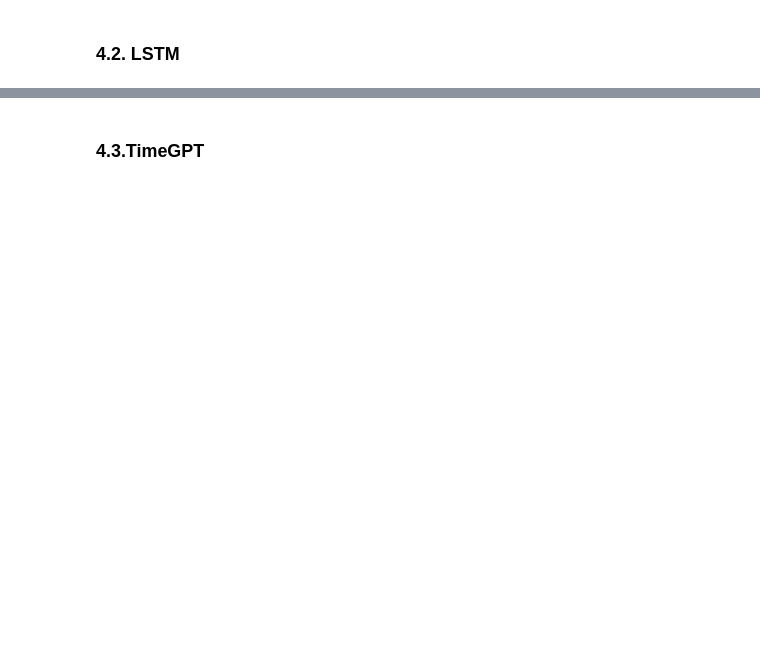
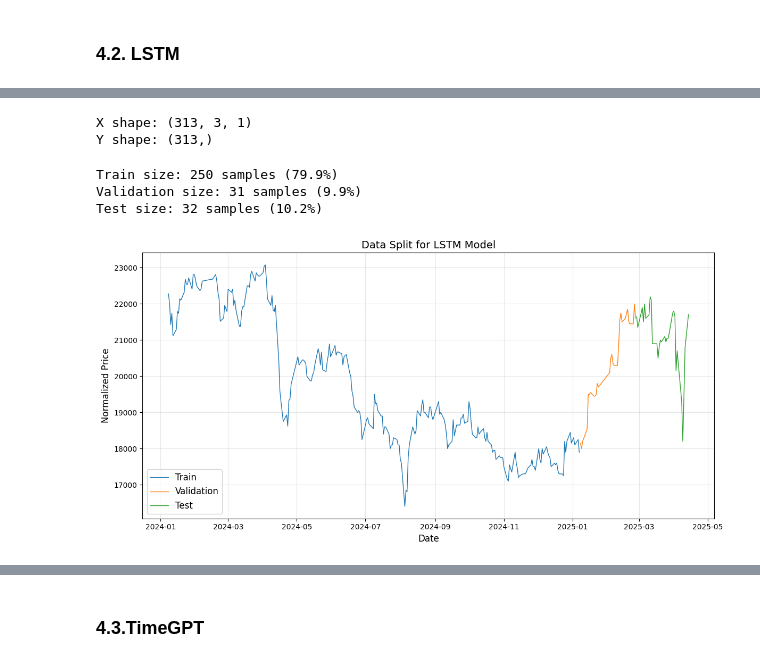
Before and after one commit to PNTLinh/Stock_TI, a Jupyter notebook: stock.ipynb, the cells around one changed output, grey strips where cells are left out. Saved outputs shown, nothing was run; the diff lists cells and outputs as text; code cells hidden in the pictures; blank space fills up the shorter version.

```diff
--- a/stock.ipynb
+++ b/stock.ipynb
@@ -521,0 +307,61 @@ Biểu đồ đã được lưu thành daily_mae_matplotlib.png
+# %%
+def windowed_df_to_X_Y(windowed_df):
+    """
+    Chuyển DataFrame cửa sổ thành đầu vào cho mô hình LSTM.
+
+    Parameters:
+        windowed_df (pd.DataFrame): DataFrame chứa dữ liệu đã chia cửa sổ.
+
+    Returns:
+        X (ndarray): Dữ liệu đầu vào dạng (samples, timesteps, 1).
+        Y (ndarray): Nhãn đầu ra dạng (samples,).
+    """
+    if windowed_df.empty:
+        return np.array([]), np.array([])
+
+    df_as_np = windowed_df.to_numpy()
+    X = df_as_np[:, 1:-1].astype(np.float32)
+    X = X.reshape((X.shape[0], X.shape[1], 1))
+    Y = df_as_np[:, -1].astype(np.float32)
+    return X, Y
+
+X, Y = windowed_df_to_X_Y(windowed_df)
+print("X shape:", X.shape)
+print("Y shape:", Y.shape)
+# %% [output]
+X shape: (313, 3, 1)
+Y shape: (313,)
+# %%
+dates = windowed_df['Target_date'].to_numpy()
+
+# Split data into train/val/test (80/10/10)
+train_size = int(len(dates) * 0.8)
+val_size = int(len(dates) * 0.1)
+
+dates_train, X_train, Y_train = dates[:train_size], X[:train_size], Y[:train_size]
+dates_val, X_val, y_val = dates[train_size:train_size+val_size], X[train_size:train_size+val_size], Y[train_size:train_size+val_size]
+dates_test, X_test, y_test = dates[train_size+val_size:], X[train_size+val_size:], Y[train_size+val_size:]
+
+# Create a more informative plot
+plt.figure(figsize=(12, 6))
+plt.plot(dates_train, Y_train, label='Train', linewidth=1)
+plt.plot(dates_val, y_val, label='Validation', linewidth=1)
+plt.plot(dates_test, y_test, label='Test', linewidth=1)
+
+# Add plot formatting
+plt.title('Data Split for LSTM Model', fontsize=14)
+plt.xlabel('Date', fontsize=12)
+plt.ylabel('Normalized Price', fontsize=12)
+plt.legend(fontsize=12)
+plt.grid(True, alpha=0.3)
+plt.tight_layout()
+
+# Print split sizes
+print(f"Train size: {len(dates_train)} samples ({len(dates_train)/len(dates):.1%})")
+print(f"Validation size: {len(dates_val)} samples ({len(dates_val)/len(dates):.1%})")
+print(f"Test size: {len(dates_test)} samples ({len(dates_test)/len(dates):.1%})")
+# %% [output]
+Train size: 250 samples (79.9%)
+Validation size: 31 samples (9.9%)
+Test size: 32 samples (10.2%)
+[figure, added]
```
Also changed, not shown: parts of 34 cells of this notebook, 3 other files.
